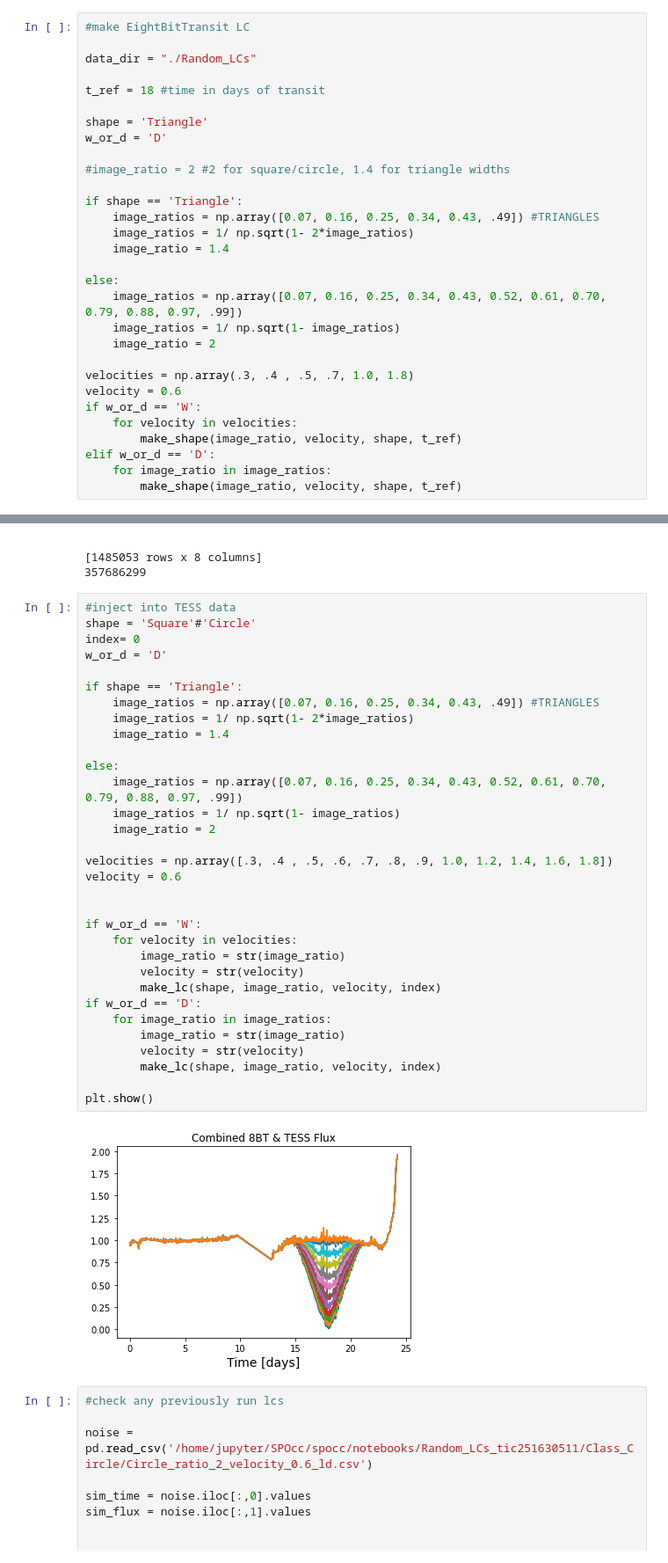
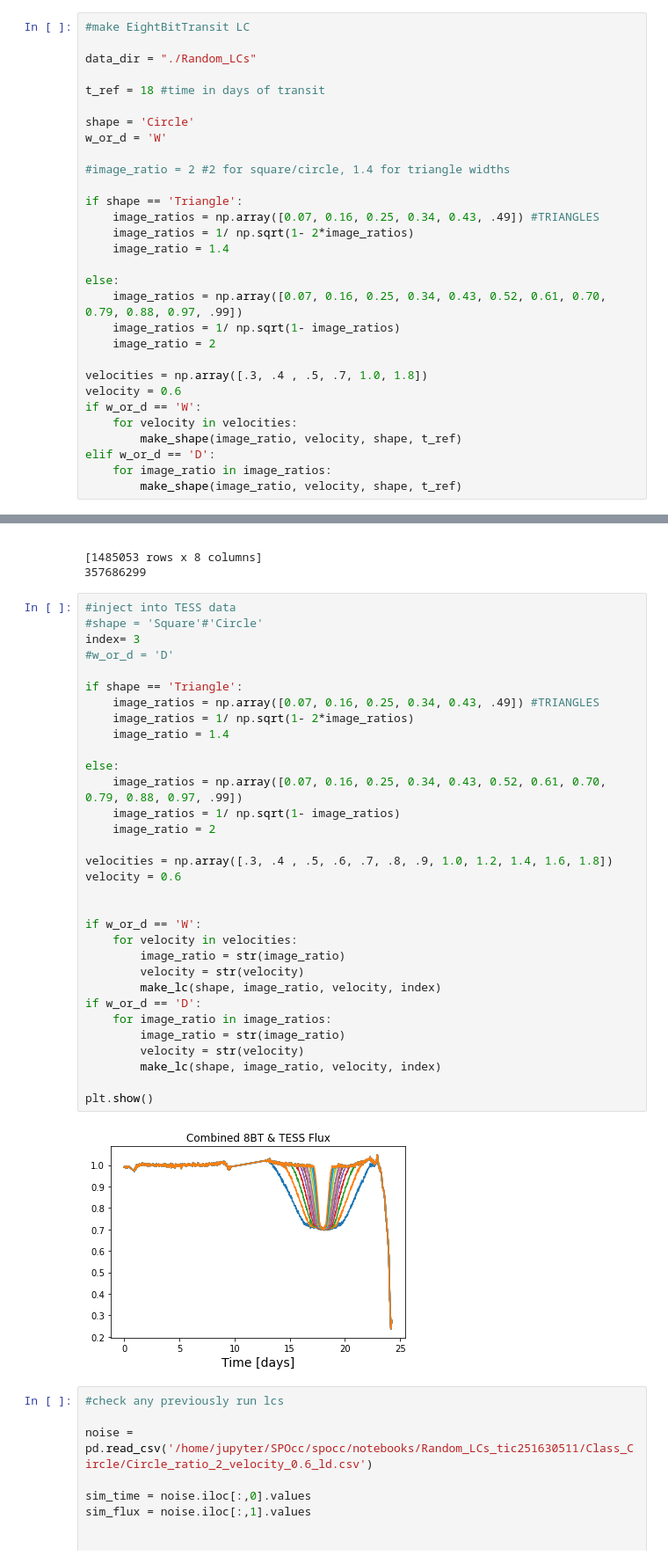
Before and after one commit to danay6/Transiting-megastructures, a Jupyter notebook: make_defined_lcs.ipynb, the cells around one changed output, grey strips where cells are left out. Shown: that part at 88% size. Saved outputs shown, nothing was run; the diff lists cells and outputs as text.

```diff
--- a/make_defined_lcs.ipynb
+++ b/make_defined_lcs.ipynb
@@ -210,8 +207,8 @@ data_dir = "./Random_LCs"
 
 t_ref = 18 #time in days of transit
 
-shape = 'Triangle'
-w_or_d = 'D'
+shape = 'Circle'
+w_or_d = 'W'
 
 #image_ratio = 2 #2 for square/circle, 1.4 for triangle widths
 
@@ -225,7 +222,7 @@ else:
     image_ratios = 1/ np.sqrt(1- image_ratios)
     image_ratio = 2
 
-velocities = np.array(.3, .4 , .5, .7, 1.0, 1.8)
+velocities = np.array([.3, .4 , .5, .7, 1.0, 1.8])
 velocity = 0.6
 if w_or_d == 'W':
     for velocity in velocities:
@@ -377,38 +374,38 @@ print(tic_id)
 357686299
 # %%
 #inject into TESS data
-shape = 'Square'#'Circle'
-index= 0
-w_or_d = 'D'
+#shape = 'Square'#'Circle'
+index= 3
+#w_or_d = 'D'
 
 if shape == 'Triangle':
     image_ratios = np.array([0.07, 0.16, 0.25, 0.34, 0.43, .49]) #TRIANGLES
     image_ratios = 1/ np.sqrt(1- 2*image_ratios)
     image_ratio = 1.4
 
 else:
     image_ratios = np.array([0.07, 0.16, 0.25, 0.34, 0.43, 0.52, 0.61, 0.70, 0.79, 0.88, 0.97, .99])
     image_ratios = 1/ np.sqrt(1- image_ratios)
     image_ratio = 2
 
 velocities = np.array([.3, .4 , .5, .6, .7, .8, .9, 1.0, 1.2, 1.4, 1.6, 1.8])
 velocity = 0.6
 
 
 if w_or_d == 'W':
     for velocity in velocities:
         image_ratio = str(image_ratio)
         velocity = str(velocity)
         make_lc(shape, image_ratio, velocity, index)
 if w_or_d == 'D':
     for image_ratio in image_ratios:
         image_ratio = str(image_ratio)
         velocity = str(velocity)
         make_lc(shape, image_ratio, velocity, index)
 
 plt.show()
 # %% [output]
-[figure, old version]
+[figure, new version]
 # %%
 #check any previously run lcs
 
```
Also changed, not shown: parts of 4 cells of this notebook, 2 other files.
